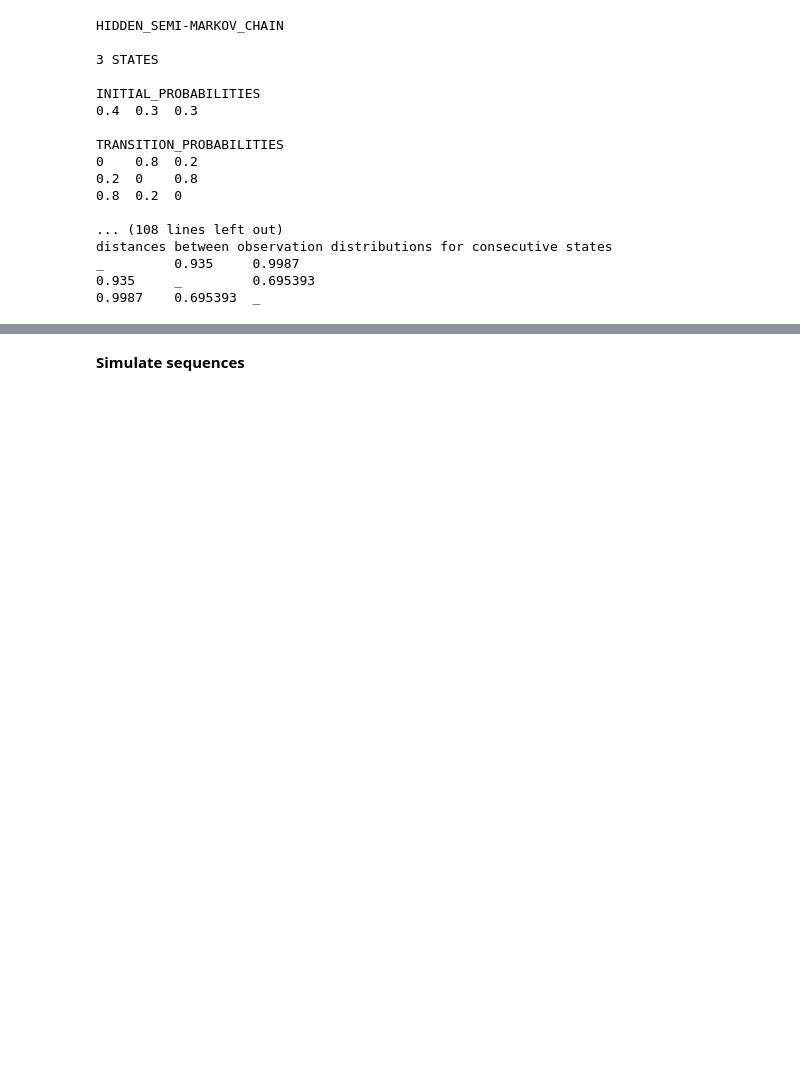
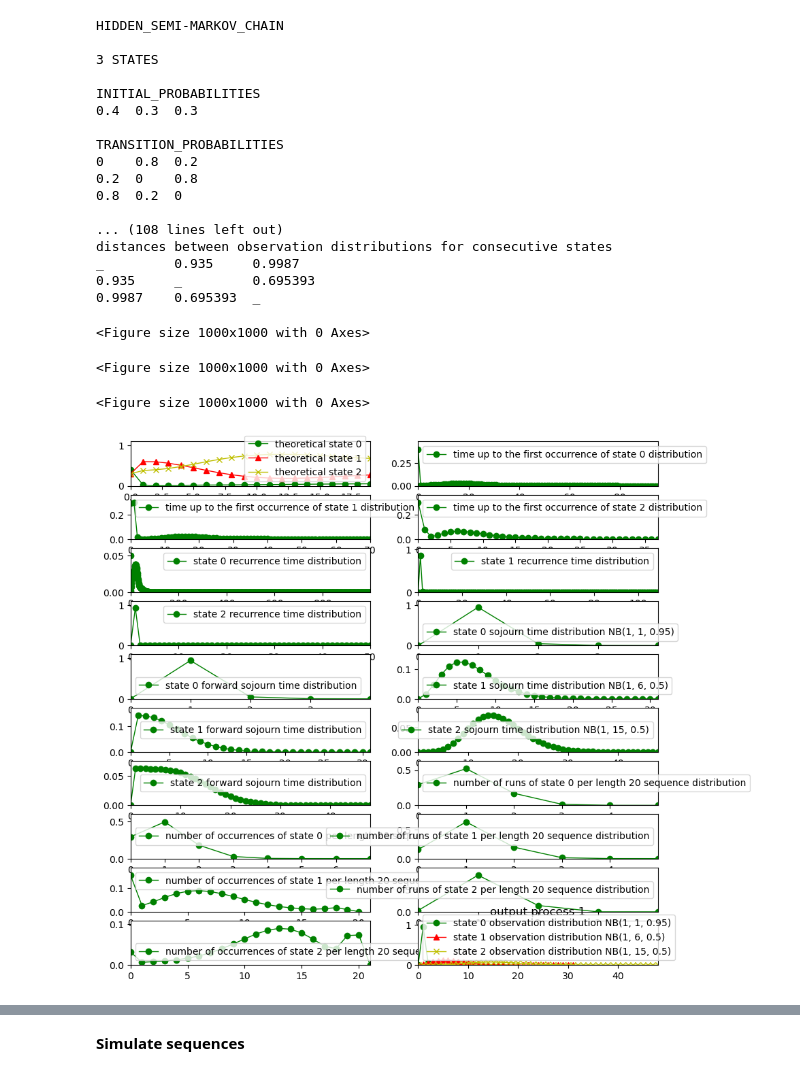
Before and after one commit to openalea/StructureAnalysis, a Jupyter notebook: sequence_analysis/tutorials/hidden_semi_markov.ipynb, the cells around one changed output, grey strips where cells are left out. Cells and saved outputs as stored; diff of their text form; code cells hidden in the pictures; blank space fills up the shorter version.

Commit message:
Fix bug in hidden semi Markov plot

```diff
--- a/sequence_analysis/tutorials/hidden_semi_markov.ipynb
+++ b/sequence_analysis/tutorials/hidden_semi_markov.ipynb
@@ -110,3 +110,19 @@ distances between observation distributions for consecutive states
 _         0.935     0.9987
 0.935     _         0.695393
 0.9987    0.695393  _
+# %%
+hsm.plot("Intensity", 1)
+# %% [output]
+<Figure size 1000x1000 with 0 Axes>
+# %%
+hsm.plot("Observation", 1)
+# %% [output]
+<Figure size 1000x1000 with 0 Axes>
+# %%
+hsm.plot("Counting", 1)
+# %% [output]
+<Figure size 1000x1000 with 0 Axes>
+# %%
+hsm.plot()
+# %% [output]
+[figure, added]
```
Also changed, not shown: parts of 14 cells of this notebook, 12 other files.
